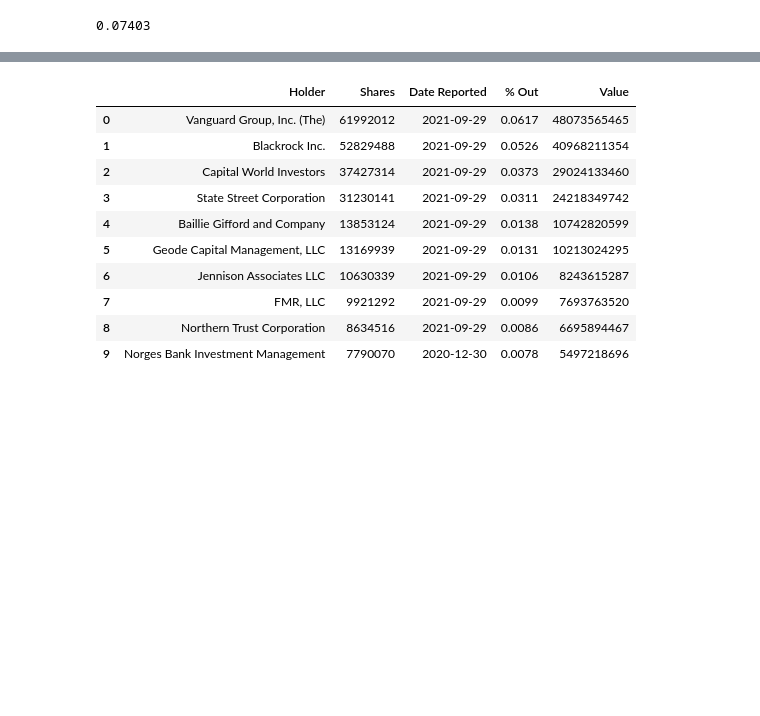
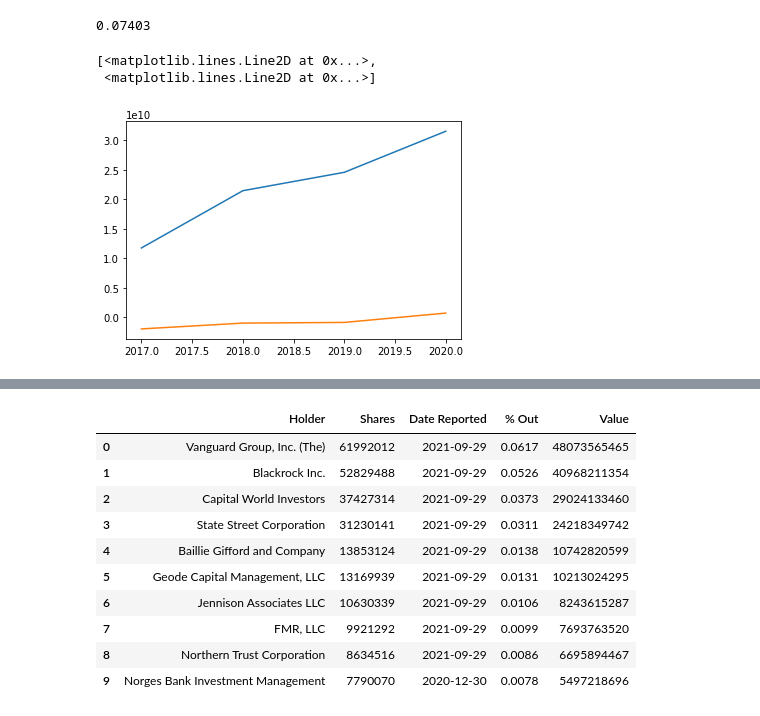
Before and after one commit to ijarpa/ijarpa, a Jupyter notebook: 6_Python_finances/finance_1.ipynb, the cells around one changed output, grey strips where cells are left out. Drawn from its saved outputs; the diff is of its cells as text; code cells hidden in the pictures; blank space fills up the shorter version.

```diff
--- a/6_Python_finances/finance_1.ipynb
+++ b/6_Python_finances/finance_1.ipynb
@@ -74,6 +74,12 @@ print(data.info['profitMargins'])
 # %%
 x = data.earnings
 px.line(x)
+# %%
+plt.plot(x)
+# %% [output]
+[<matplotlib.lines.Line2D at 0x...>,
+ <matplotlib.lines.Line2D at 0x...>]
+[figure, added]
 # %%
 print(data.major_holders)
 # %% [output]
```
Also changed, not shown: parts of 20 cells of this notebook, 1 other file.
